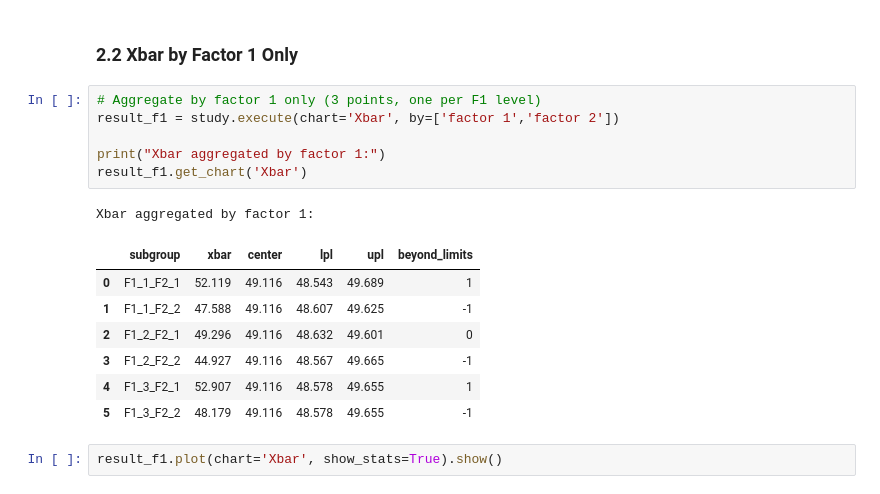
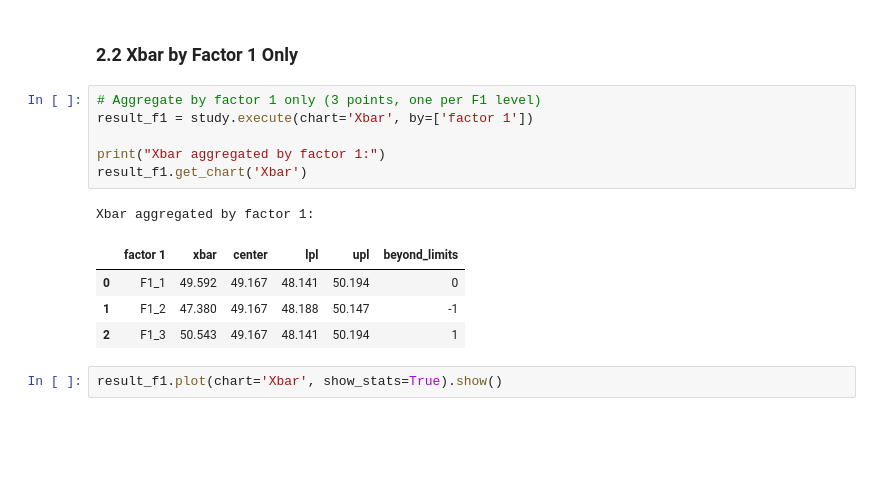
Before and after one commit to cnicholas/processbehavior, a Jupyter notebook: docs/tutorials/sds1-complete-analysis.ipynb, the cells around one changed output. Drawn from its saved outputs; the diff is of its cells as text; blank space fills up the shorter version.

```diff
--- a/docs/tutorials/sds1-complete-analysis.ipynb
+++ b/docs/tutorials/sds1-complete-analysis.ipynb
@@ -113,19 +111,16 @@ result.plot(chart='Xbar', show_stats=True).show()
 ### 2.2 Xbar by Factor 1 Only
 # %%
 # Aggregate by factor 1 only (3 points, one per F1 level)
-result_f1 = study.execute(chart='Xbar', by=['factor 1','factor 2'])
+result_f1 = study.execute(chart='Xbar', by=['factor 1'])
 
 print("Xbar aggregated by factor 1:")
 result_f1.get_chart('Xbar')
 # %% [output]
 Xbar aggregated by factor 1:
-|  | subgroup | xbar | center | lpl | upl | beyond_limits |
-| 0 | F1_1_F2_1 | 52.119 | 49.116 | 48.543 | 49.689 | 1 |
-| 1 | F1_1_F2_2 | 47.588 | 49.116 | 48.607 | 49.625 | -1 |
-| 2 | F1_2_F2_1 | 49.296 | 49.116 | 48.632 | 49.601 | 0 |
-| 3 | F1_2_F2_2 | 44.927 | 49.116 | 48.567 | 49.665 | -1 |
-| 4 | F1_3_F2_1 | 52.907 | 49.116 | 48.578 | 49.655 | 1 |
-| 5 | F1_3_F2_2 | 48.179 | 49.116 | 48.578 | 49.655 | -1 |
+|  | factor 1 | xbar | center | lpl | upl | beyond_limits |
+| 0 | F1_1 | 49.592 | 49.167 | 48.141 | 50.194 | 0 |
+| 1 | F1_2 | 47.380 | 49.167 | 48.188 | 50.147 | -1 |
+| 2 | F1_3 | 50.543 | 49.167 | 48.141 | 50.194 | 1 |
 # %%
 result_f1.plot(chart='Xbar', show_stats=True).show()
 # %% [markdown]
```
Also changed, not shown: parts of 34 cells of this notebook, 3 other files.
